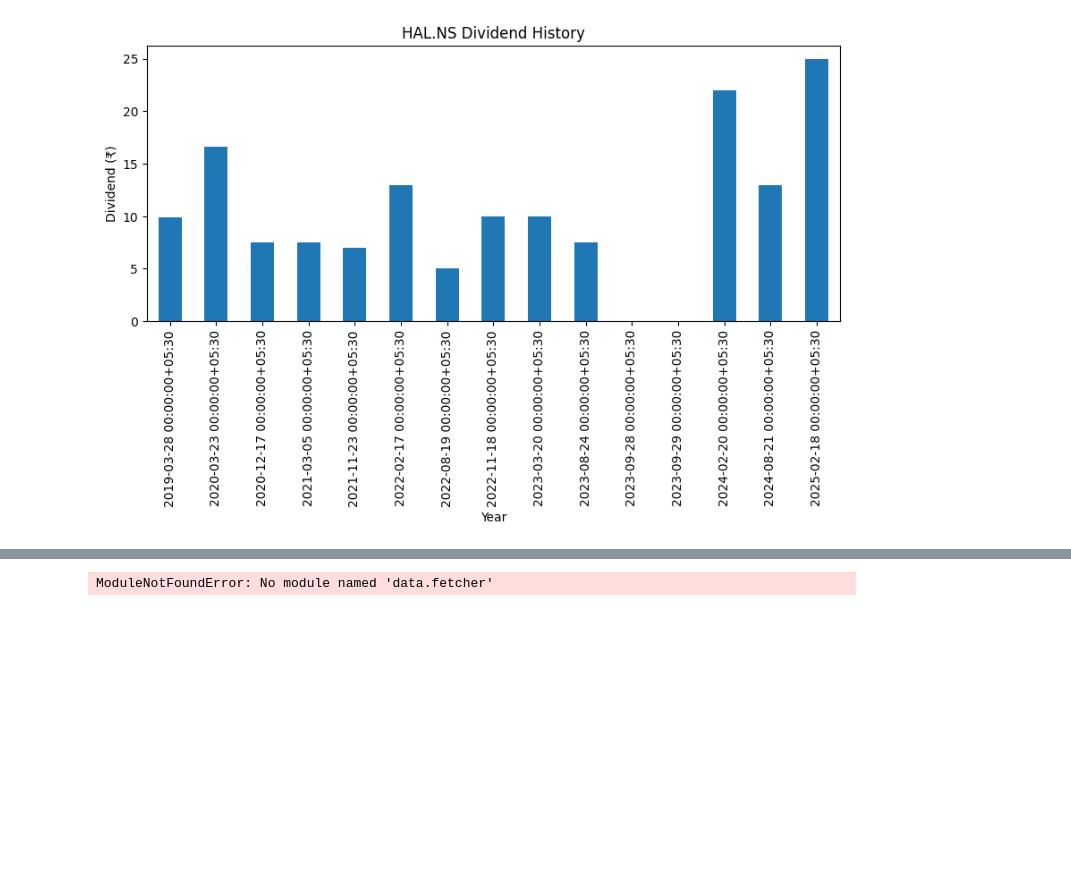
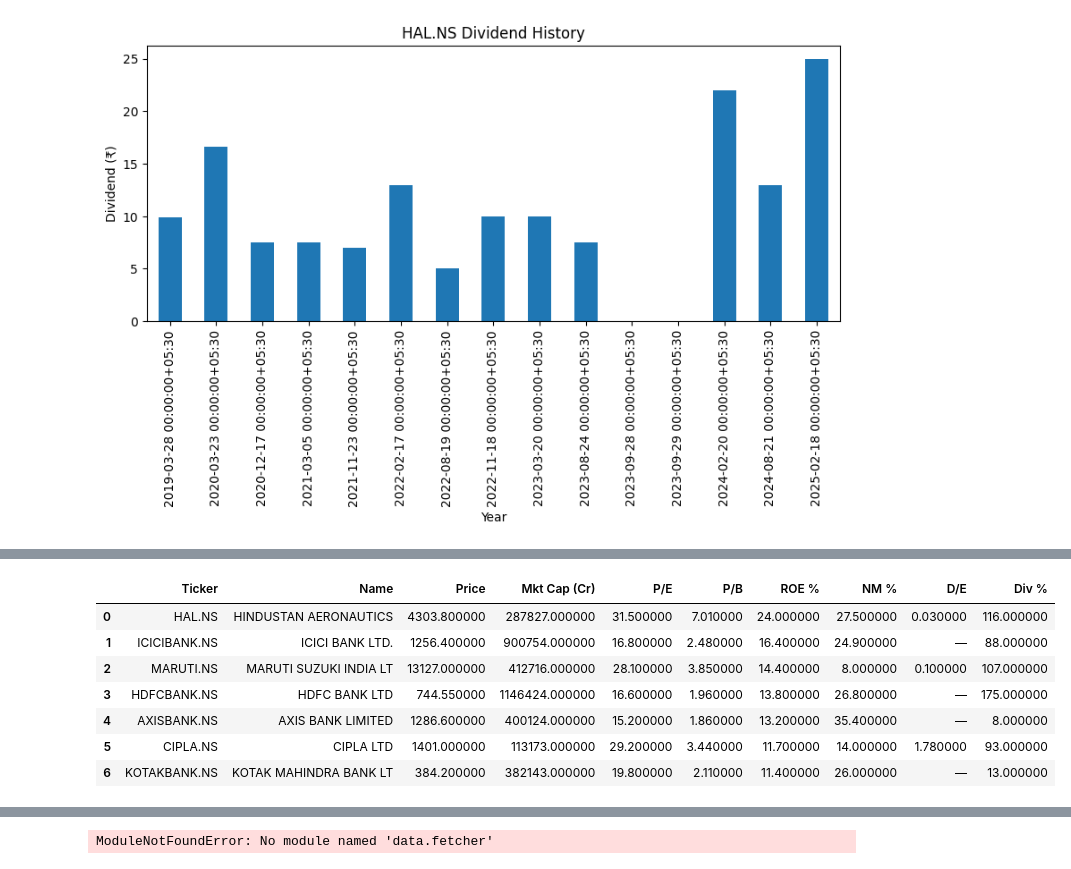
Before and after one commit to spearb0lt/SENTRAL-Multi-Spectrum-Stock-Analysis, a Jupyter notebook: screener.ipynb, the cells around one changed output, grey strips where cells are left out. Cells and saved outputs as stored; diff of their text form; code cells hidden in the pictures; blank space fills up the shorter version.

```diff
--- a/screener.ipynb
+++ b/screener.ipynb
@@ -105,5 +398,0 @@ if 'Diluted EPS' in fin:
-# %%
-if 'Gross Profit' in fin and 'Total Revenue' in fin:
-    fin['Gross Margin %'] = fin['Gross Profit'] / fin['Total Revenue'] * 100
-    fin['Gross Margin %'].plot(marker='*', title='Gross Margin % Trend')
-    plt.show()
@@ -207,0 +1302,75 @@ if 'Dividends' in stock.actions:
+# %%
+# ── Multi-Stock Screener (screener.in-style query) ────────────────────────────
+#  CONFIGURE YOUR SCREEN BELOW
+# ─────────────────────────────────────────────────────────────────────────────
+SCREEN_TICKERS = [
+    "HAL.NS","BEL.NS","BEML.NS","BHEL.NS","BDL.NS","MTAR.NS","COCHINSHIP.NS",
+    "TCS.NS","INFY.NS","WIPRO.NS","HCLTECH.NS","TECHM.NS",
+    "HDFCBANK.NS","ICICIBANK.NS","KOTAKBANK.NS","AXISBANK.NS",
+    "SUNPHARMA.NS","DRREDDY.NS","CIPLA.NS","DIVISLAB.NS",
+    "RELIANCE.NS","ONGC.NS","GAIL.NS",
+    "TATASTEEL.NS","JSWSTEEL.NS","HINDALCO.NS",
+    "NTPC.NS","POWERGRID.NS","TATAPOWER.NS",
+    "MARUTI.NS","TATAMOTORS.NS","M&M.NS",
+]
+
+# ── FILTERS (edit these) ──────────────────────────────────────────────────────
+FILTERS = {
+    "pe_max":          40,      # P/E below this
+    "pb_max":          8,       # P/B below this
+    "roe_min":         10,      # ROE% above this
+    "net_margin_min":  5,       # Net margin % above this
+    "de_max":          3,       # Debt/Equity below this
+    "mktcap_min_cr":   500,     # Market cap above ₹500 Cr
+    "div_yield_min":   0,       # Dividend yield above this %
+}
+
+def screen_stocks(tickers, filters):
+    rows = []
+    for sym in tickers:
+        try:
+            i = yf.Ticker(sym).info
+            pe_  = i.get("trailingPE")
+            pb_  = i.get("priceToBook")
+            roe_ = (i.get("returnOnEquity",0) or 0) * 100
+            nm_  = (i.get("profitMargins",0) or 0)  * 100
+            de_  = i.get("debtToEquity")
+            mc_  = (i.get("marketCap",0) or 0) / 1e7
+            dy_  = (i.get("dividendYield",0) or 0) * 100
+
+            # Apply filters
+            if pe_  is not None and pe_  > filters["pe_max"]:       continue
+            if pb_  is not None and pb_  > filters["pb_max"]:       continue
+            if roe_ < filters["roe_min"]:                            continue
+            if nm_  < filters["net_margin_min"]:                     continue
+            if de_  is not None and de_  > filters["de_max"]:       continue
+            if mc_  < filters["mktcap_min_cr"]:                      continue
+            if dy_  < filters["div_yield_min"]:                      continue
+
+            rows.append({
+                "Ticker": sym,
+                "Name":   (i.get("shortName") or sym)[:22],
+                "Price":  i.get("currentPrice") or i.get("regularMarketPrice"),
+                "Mkt Cap (Cr)": round(mc_, 0),
+                "P/E":    round(pe_, 1) if pe_ else None,
+                "P/B":    round(pb_, 2) if pb_ else None,
+                "ROE %":  round(roe_, 1),
+                "NM %":   round(nm_, 1),
+                "D/E":    round(de_, 2) if de_ else None,
+                "Div %":  round(dy_, 2),
+            })
+        except Exception:
+            pass
+    return pd.DataFrame(rows)
+
+print(f"⏳ Screening {len(SCREEN_TICKERS)} stocks…")
+df_screen = screen_stocks(SCREEN_TICKERS, FILTERS)
+print(f"✅ {len(df_screen)} stocks passed all filters")
+
+if not df_screen.empty:
+    df_screen = df_screen.sort_values("ROE %", ascending=False).reset_index(drop=True)
+    display(df_screen.style
+            .background_gradient(subset=["ROE %","NM %"], cmap="Greens")
+            .background_gradient(subset=["P/E","D/E"], cmap="RdYlGn_r")
+            .format(na_rep="—"))
+# %% [output]
@@ -207,0 +1381,8 @@ if 'Dividends' in stock.actions:
+|  | Ticker | Name | Price | Mkt Cap (Cr) | P/E | P/B | ROE % | NM % | D/E | Div % |
+| 0 | HAL.NS | HINDUSTAN AERONAUTICS | 4303.800000 | 287827.000000 | 31.500000 | 7.010000 | 24.000000 | 27.500000 | 0.030000 | 116.000000 |
+| 1 | ICICIBANK.NS | ICICI BANK LTD. | 1256.400000 | 900754.000000 | 16.800000 | 2.480000 | 16.400000 | 24.900000 | — | 88.000000 |
+| 2 | MARUTI.NS | MARUTI SUZUKI INDIA LT | 13127.000000 | 412716.000000 | 28.100000 | 3.850000 | 14.400000 | 8.000000 | 0.100000 | 107.000000 |
+| 3 | HDFCBANK.NS | HDFC BANK LTD | 744.550000 | 1146424.000000 | 16.600000 | 1.960000 | 13.800000 | 26.800000 | — | 175.000000 |
+| 4 | AXISBANK.NS | AXIS BANK LIMITED | 1286.600000 | 400124.000000 | 15.200000 | 1.860000 | 13.200000 | 35.400000 | — | 8.000000 |
+| 5 | CIPLA.NS | CIPLA LTD | 1401.000000 | 113173.000000 | 29.200000 | 3.440000 | 11.700000 | 14.000000 | 1.780000 | 93.000000 |
+| 6 | KOTAKBANK.NS | KOTAK MAHINDRA BANK LT | 384.200000 | 382143.000000 | 19.800000 | 2.110000 | 11.400000 | 26.000000 | — | 13.000000 |
```
Also changed, not shown: parts of 56 cells of this notebook, 40 other files.
